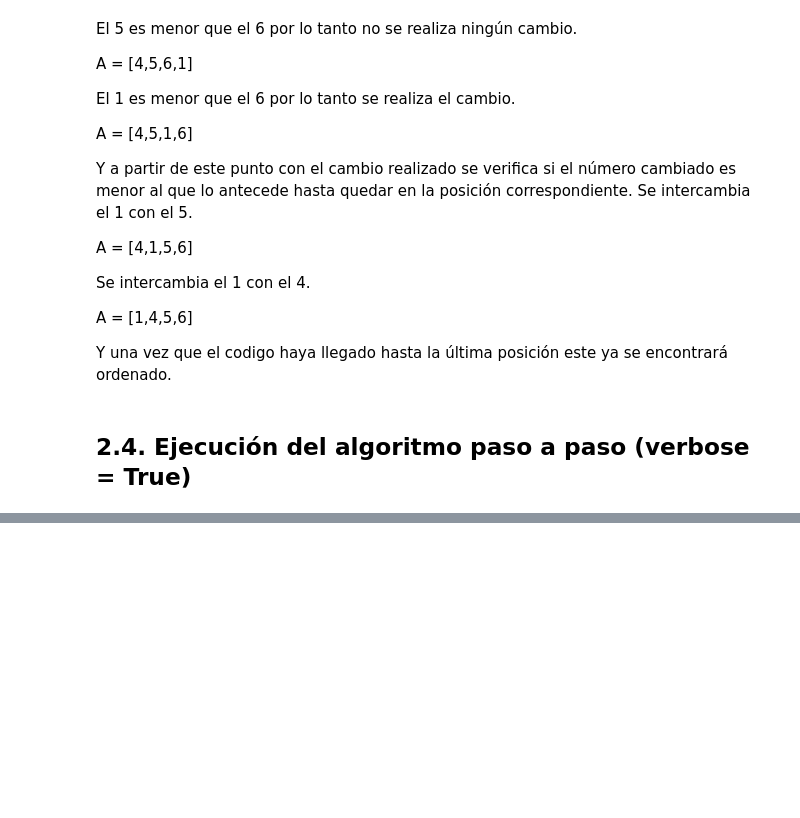
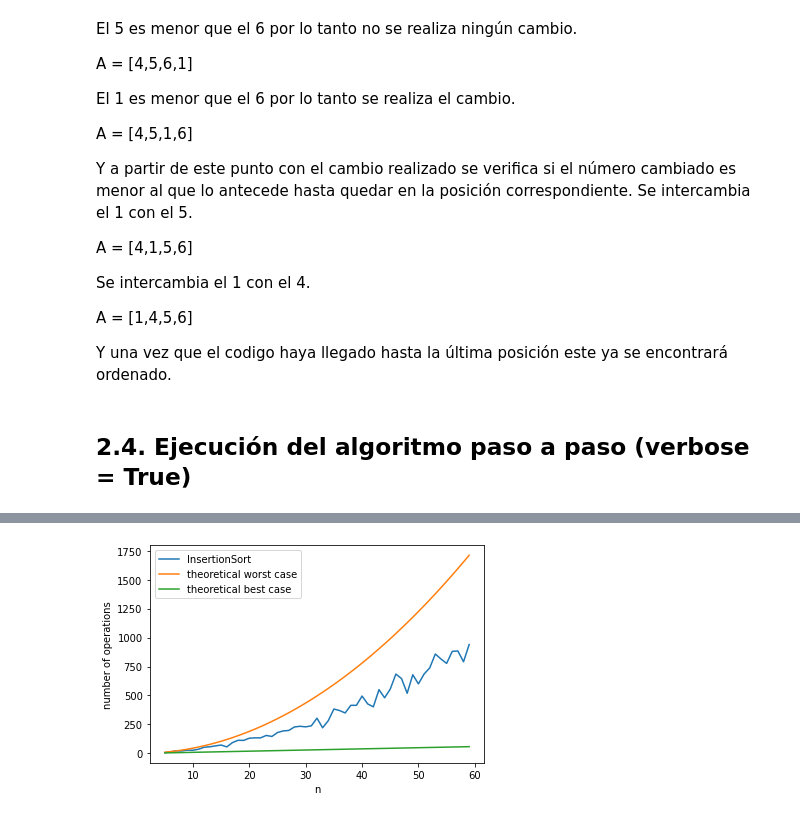
Before and after one commit to LosPowerPeralta/ADA-Informes-Matias, a Jupyter notebook: Informe_InsertionSort.ipynb, the cells around one changed output, grey strips where cells are left out. Cells and saved outputs as stored; diff of their text form; code cells hidden in the pictures; blank space fills up the shorter version.

```diff
--- a/Informe_InsertionSort.ipynb
+++ b/Informe_InsertionSort.ipynb
@@ -24,7 +24,7 @@ from termcolor import colored
 # %%
 def InsertionSort(lista, verbose = False):
   comparaciones = 0
-  ordenado = False
+  ordenado = True
   n = len(lista)
 
   if verbose == True:
@@ -36,18 +36,19 @@ def InsertionSort(lista, verbose = False):
       print("\nPasada",i + 1)
       print("Verificando:");
       if i > 0 and i < n:
-        print(str(lista[:i - 1])[1:-1],",",colored(f"{str(lista[i - 1:i + 1])[1:-1]}","yellow"),",",str(lista[i + 1:])[1:-1])
+        print("       ",str(lista[:i - 1])[1:-1],",",colored(f"{str(lista[i - 1:i + 1])[1:-1]}","yellow"),",",str(lista[i + 1:])[1:-1])
       elif i == n:
-        print(str(lista[:i - 1])[1:-1],",",colored(f"{str(lista[i - 1:i + 1])[1:-1]}","yellow"))
+        print("       ",str(lista[:i - 1])[1:-1],",",colored(f"{str(lista[i - 1:i + 1])[1:-1]}","yellow"))
       elif i == 0:
-        print(colored(f"{str(lista[:i + 1])[1:-1]}","yellow"),",",str(lista[i + 1:])[1:-1])
+        print("       ",colored(f"{str(lista[:i + 1])[1:-1]}","yellow"),",",str(lista[i + 1:])[1:-1])
       else:
-        print(colored(f"{str(lista[i - 1:i + 1])[1:-1]}","yellow"),",",str(lista[i + 1:])[1:-1])
+        print("       ",colored(f"{str(lista[i - 1:i + 1])[1:-1]}","yellow"),",",str(lista[i + 1:])[1:-1])
       print("")
 
     j = i
     comparaciones += 1
     while j > 0 and lista[j - 1] > dato:
+
       if verbose == True:
         if j > 1 and j < n:
           print("       ",str(lista[:j - 1])[1:-1],",",colored(f"{str(lista[j - 1:j + 1])[1:-1]}","red"),",",str(lista[j + 1:])[1:-1])
@@ -58,6 +59,7 @@ def InsertionSort(lista, verbose = False):
       lista[j] = lista[j - 1]
       j = j - 1
       lista[j] = dato
+
       if verbose == True:
         if j > 0:
           print("Cambio:",str(lista[:j])[1:-1],",",colored(f"{str(lista[j:j + 2])[1:-1]}","red"),",",str(lista[j + 2:])[1:-1])
@@ -66,6 +68,7 @@ def InsertionSort(lista, verbose = False):
         ordenado = False
       comparaciones += 1
 
+    if ordenado == False: comparaciones += 1
     if verbose == True:
       print("\nAl finalizar:")
       print(colored(f"{str(lista[:i + 1])[1:-1]}","blue"),",",str(lista[i + 1:])[1:-1])
@@ -73,9 +76,6 @@ def InsertionSort(lista, verbose = False):
 
   if verbose == True:
     print("\nIs sorted!!")
-    print("Comparaciones =", comparaciones)
 
-
-  print("output array:", lista)
-  return lista
+  return lista, comparaciones
 # %%
@@ -146,0 +173,6 @@ output array: [31, 61, 72, 76, 77, 88]
+# %%
+a = [6,5,4,3,2]
+
+a, cont = InsertionSort(a, verbose = True)
+print("Output array:", a)
+print("Comparaciones:",cont)
@@ -146,0 +256,23 @@ output array: [31, 61, 72, 76, 77, 88]
+# %%
+import matplotlib.pyplot as plt
+
+x=[n for n in range(5,60)]
+y1=[n*(n-1)/2 for n in range(5,60)] # worst case
+y2=[n-1 for n in range(5,60)] # best case
+y=[];
+
+for n in range(5,60):
+  a = random.sample(range(1, 100), n)
+  a,counter = InsertionSort(a)
+  y.append(counter)
+
+plt.plot(x,y)
+plt.plot(x,y1)
+plt.plot(x,y2)
+plt.legend(["InsertionSort", "theoretical worst case", "theoretical best case"])
+
+plt.xlabel('n')
+plt.ylabel('number of operations')
+plt.show()
+# %% [output]
+[figure, added]
```
Also changed, not shown: parts of 12 cells of this notebook.
